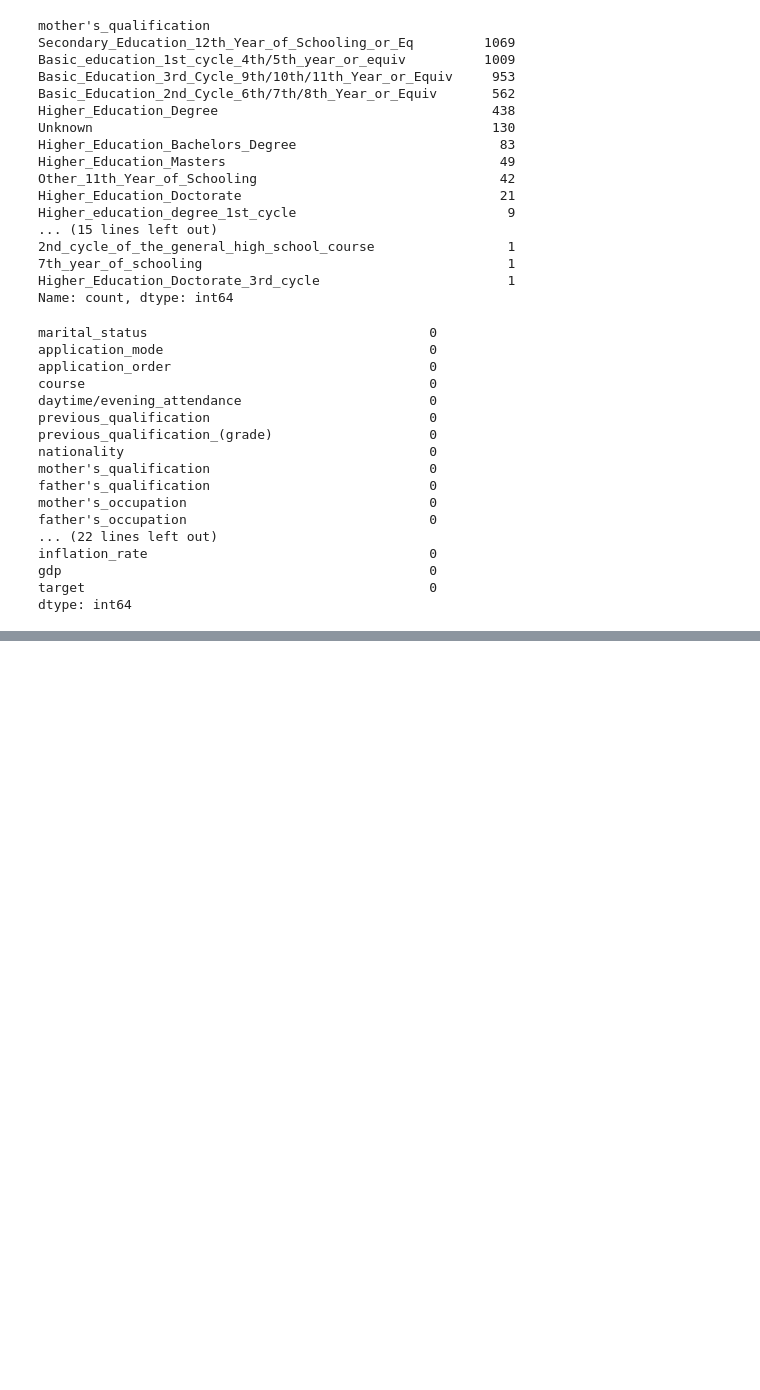
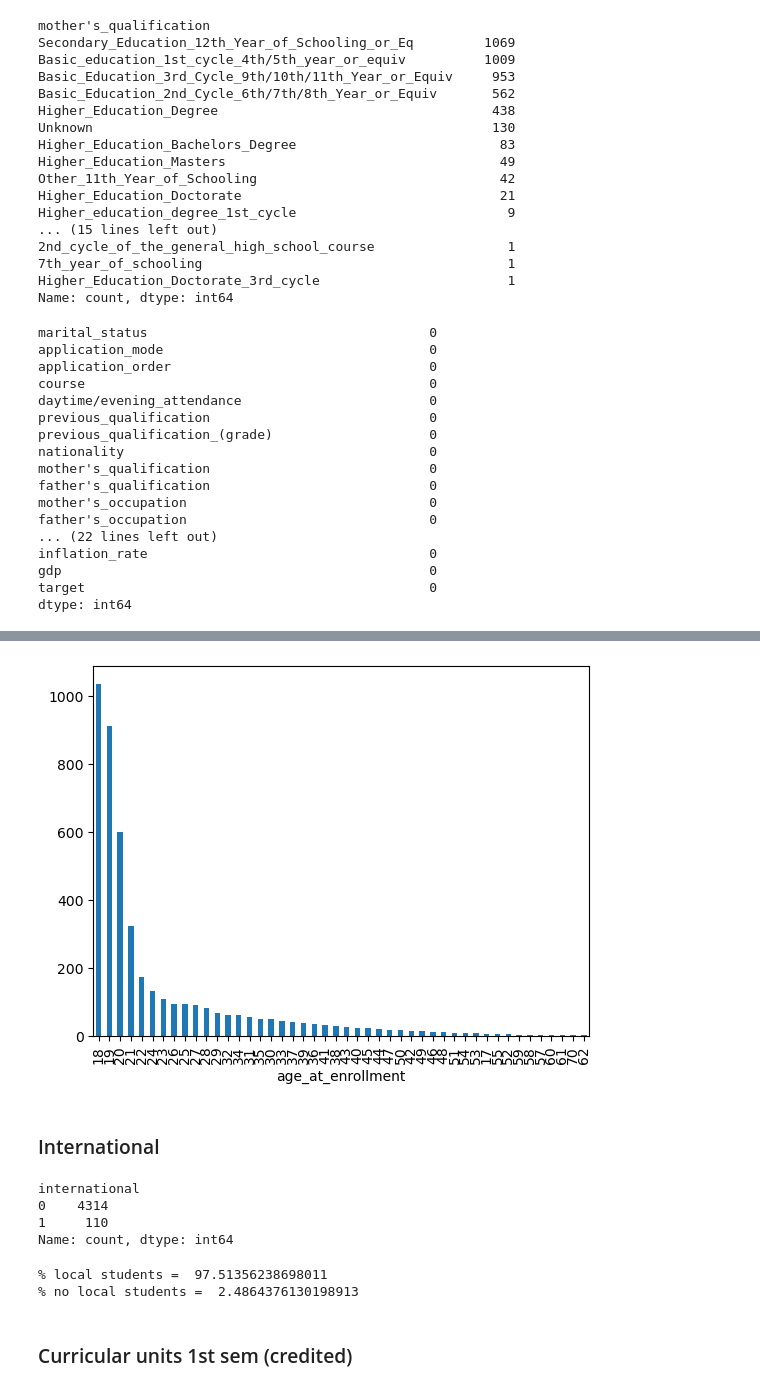
Before and after one commit to AndreJacobsPy/ai-academy-capstone, a Jupyter notebook: exploration.ipynb, the cells around one changed output, grey strips where cells are left out. Drawn from its saved outputs; the diff is of its cells as text; code cells hidden in the pictures; blank space fills up the shorter version.

```diff
--- a/exploration.ipynb
+++ b/exploration.ipynb
@@ -662,0 +672,2 @@ dtype: int64
+# %%
+df["scholarship_holder"] = df["scholarship_holder"].map({1: "Yes", 0: "No"})
@@ -662,0 +697,13 @@ dtype: int64
+# %%
+df["age_at_enrollment"].value_counts().plot(kind="bar");
+# %% [output]
+[figure, added]
+# %% [markdown]
+### International
+# %%
+df.international.value_counts()
+# %% [output]
+international
+0    4314
+1     110
+Name: count, dtype: int64
@@ -662,0 +712,10 @@ dtype: int64
+# %%
+percentage_locals = len(df[df['international'] == "No"]) / len(df) * 100
+percentage_no_locals = len(df[df['international'] == "Yes"]) / len(df) * 100
+print("% local students = ", percentage_locals)
+print("% no local students = ", percentage_no_locals)
+# %% [output]
+% local students =  97.51356238698011
+% no local students =  2.4864376130198913
+# %% [markdown]
+### Curricular units 1st sem (credited)
```
Also changed, not shown: parts of 29 cells of this notebook.
